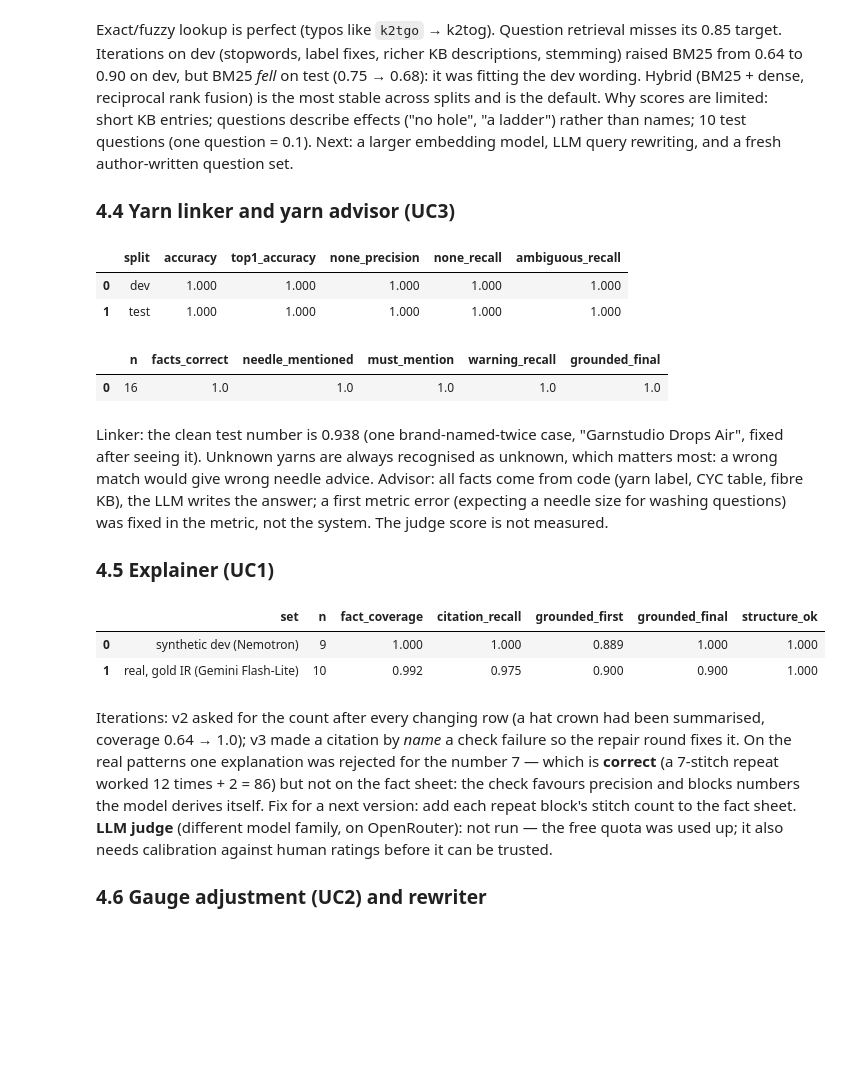
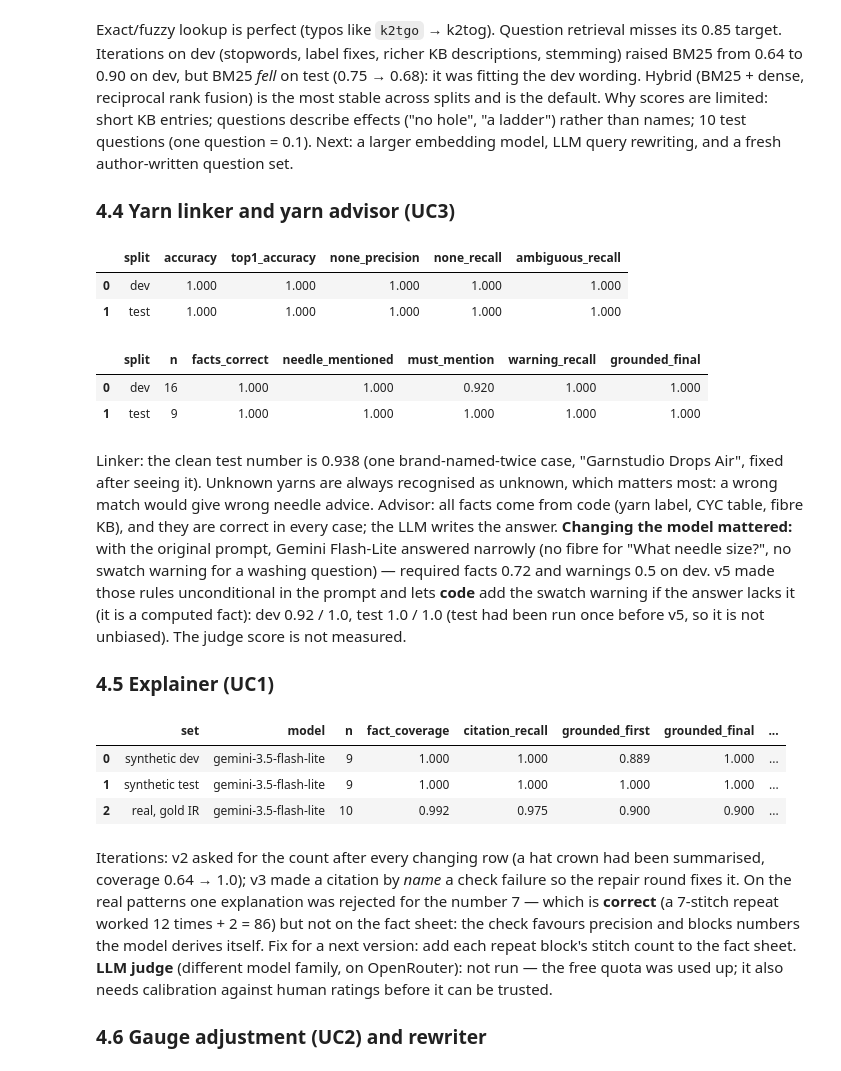
Before and after one commit to anna-kryvulia/knitting_copilot_nlp_hw, a Jupyter notebook: notebooks/report.ipynb, the cells around one changed output. Drawn from its saved outputs; the diff is of its cells as text; code cells hidden in the pictures; blank space fills up the shorter version.

Commit message:
Test splits for explainer, yarn advisor, rewriter and LLM parser on one model; advisor prompt fix; model table in report

```diff
--- a/notebooks/report.ipynb
+++ b/notebooks/report.ipynb
@@ -267,0 +270,10 @@ tool sequence and arguments.
+# %%
+mrows = []
+for f in sorted((ROOT / "results").glob("*.json")):
+    d = json.loads(f.read_text())
+    if not isinstance(d, dict) or "component" not in d:
+        continue
+    mrows.append({"component": d["component"], "split": d["split"], "version": d.get("version"),
+                  "model": d.get("model") if d.get("model") not in (None, "none", "grammar") else "— (code only)",
+                  "judge": d.get("judge_model") or "", "date": d.get("date")})
+display(pd.DataFrame(mrows).sort_values(["component", "split"]).reset_index(drop=True))
@@ -403,31 +436,36 @@ rewriting, and a fresh author-written question set.
 # %%
 yl = [{"split": sp, **{k: R(f"yarn_linker_{sp}")[0][k] for k in ["accuracy", "top1_accuracy", "none_precision", "none_recall", "ambiguous_recall"]}} for sp in ["dev", "test"]]
 display(pd.DataFrame(yl).style.format(precision=3))
-o, _ = R("yarn_advisor_dev")
-display(pd.DataFrame([{k: o[k] for k in ["n", "facts_correct", "needle_mentioned", "must_mention", "warning_recall", "grounded_final"]}]))
+display(pd.DataFrame([{"split": sp, **{k: R(f"yarn_advisor_{sp}")[0][k] for k in ["n", "facts_correct", "needle_mentioned", "must_mention", "warning_recall", "grounded_final"]}} for sp in ["dev", "test"]]).style.format(precision=3))
 # %% [output]
 |  | split | accuracy | top1_accuracy | none_precision | none_recall | ambiguous_recall |
 | 0 | dev | 1.000 | 1.000 | 1.000 | 1.000 | 1.000 |
 | 1 | test | 1.000 | 1.000 | 1.000 | 1.000 | 1.000 |
-|  | n | facts_correct | needle_mentioned | must_mention | warning_recall | grounded_final |
-| 0 | 16 | 1.0 | 1.0 | 1.0 | 1.0 | 1.0 |
+|  | split | n | facts_correct | needle_mentioned | must_mention | warning_recall | grounded_final |
+| 0 | dev | 16 | 1.000 | 1.000 | 0.920 | 1.000 | 1.000 |
+| 1 | test | 9 | 1.000 | 1.000 | 1.000 | 1.000 | 1.000 |
 # %% [markdown]
 Linker: the clean test number is 0.938 (one brand-named-twice case, "Garnstudio Drops Air", fixed after seeing it).
 Unknown yarns are always recognised as unknown, which matters most: a wrong match would give wrong needle advice.
-Advisor: all facts come from code (yarn label, CYC table, fibre KB), the LLM writes the answer; a first metric error
-(expecting a needle size for washing questions) was fixed in the metric, not the system. The judge score is not measured.
+Advisor: all facts come from code (yarn label, CYC table, fibre KB), and they are correct in every case; the LLM writes
+the answer. **Changing the model mattered:** with the original prompt, Gemini Flash-Lite answered narrowly (no fibre
+for "What needle size?", no swatch warning for a washing question) — required facts 0.72 and warnings 0.5 on dev.
+v5 made those rules unconditional in the prompt and lets **code** add the swatch warning if the answer lacks it
+(it is a computed fact): dev 0.92 / 1.0, test 1.0 / 1.0 (test had been run once before v5, so it is not unbiased).
+The judge score is not measured.
 
 ### 4.5 Explainer (UC1)
 # %%
 ex = []
-for name, label in [("explainer_dev", "synthetic dev (Nemotron)"), ("explainer_ravelry", "real, gold IR (Gemini Flash-Lite)")]:
+for name, label in [("explainer_dev", "synthetic dev"), ("explainer_test", "synthetic test"), ("explainer_ravelry", "real, gold IR")]:
     o, _ = R(name)
-    ex.append({"set": label, **{k: o[k] for k in ["n", "fact_coverage", "citation_recall", "grounded_first", "grounded_final", "structure_ok"]}})
+    ex.append({"set": label, "model": _["model"], **{k: o[k] for k in ["n", "fact_coverage", "citation_recall", "grounded_first", "grounded_final", "structure_ok"]}})
 display(pd.DataFrame(ex).style.format(precision=3))
 # %% [output]
-|  | set | n | fact_coverage | citation_recall | grounded_first | grounded_final | structure_ok |
-| 0 | synthetic dev (Nemotron) | 9 | 1.000 | 1.000 | 0.889 | 1.000 | 1.000 |
-| 1 | real, gold IR (Gemini Flash-Lite) | 10 | 0.992 | 0.975 | 0.900 | 0.900 | 1.000 |
+|  | set | model | n | fact_coverage | citation_recall | grounded_first | grounded_final | ... |
+| 0 | synthetic dev | gemini-3.5-flash-lite | 9 | 1.000 | 1.000 | 0.889 | 1.000 | ... |
+| 1 | synthetic test | gemini-3.5-flash-lite | 9 | 1.000 | 1.000 | 1.000 | 1.000 | ... |
+| 2 | real, gold IR | gemini-3.5-flash-lite | 10 | 0.992 | 0.975 | 0.900 | 0.900 | ... |
 # %% [markdown]
 Iterations: v2 asked for the count after every changing row (a hat crown had been summarised, coverage 0.64 → 1.0);
 v3 made a citation by *name* a check failure so the repair round fixes it. On the real patterns one explanation was
```
Also changed, not shown: parts of 10 cells of this notebook, 16 other files.
